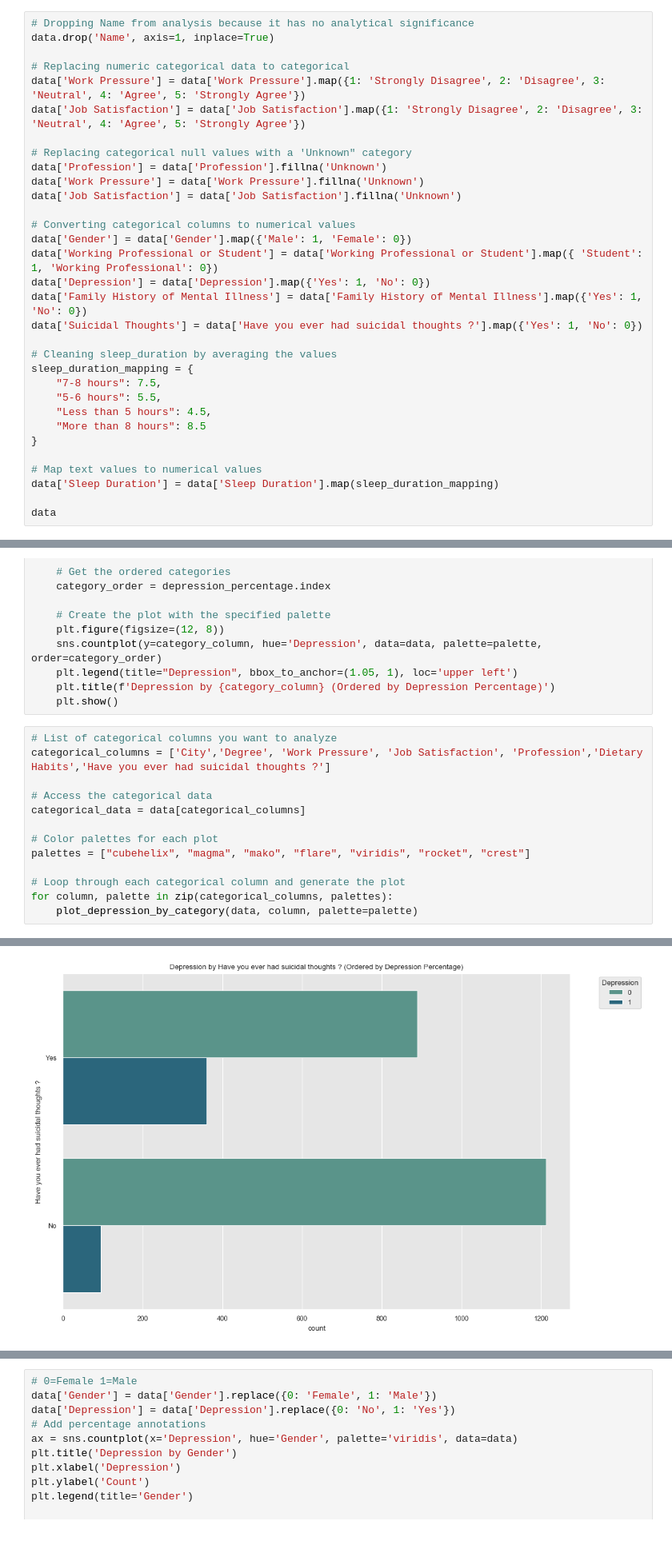
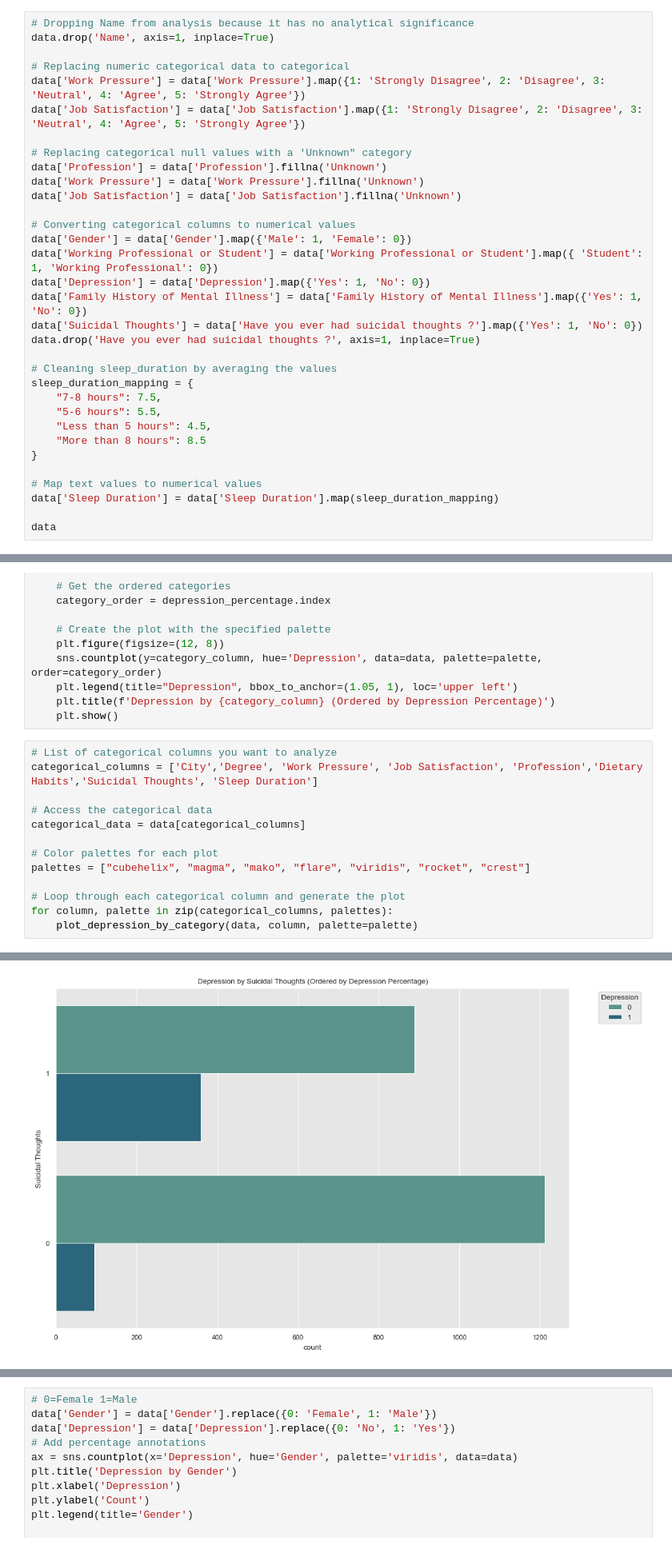
Before and after one commit to KokiriKaleb/depression-analysis, a Jupyter notebook: DepressionAnalysis.ipynb, the cells around one changed output, grey strips where cells are left out. Shown at 80% size. Cells and saved outputs as stored; diff of their text form.

```diff
--- a/DepressionAnalysis.ipynb
+++ b/DepressionAnalysis.ipynb
@@ -104,6 +104,7 @@ data['Working Professional or Student'] = data['Working Professional or Student'
 data['Depression'] = data['Depression'].map({'Yes': 1, 'No': 0})
 data['Family History of Mental Illness'] = data['Family History of Mental Illness'].map({'Yes': 1, 'No': 0})
 data['Suicidal Thoughts'] = data['Have you ever had suicidal thoughts ?'].map({'Yes': 1, 'No': 0})
+data.drop('Have you ever had suicidal thoughts ?', axis=1, inplace=True)
 
 # Cleaning sleep_duration by averaging the values
 sleep_duration_mapping = {
@@ -364,24 +360,24 @@ def plot_depression_by_category(data, category_column, palette="viridis"):
     plt.show()
 # %%
 # List of categorical columns you want to analyze
-categorical_columns = ['City','Degree', 'Work Pressure', 'Job Satisfaction', 'Profession','Dietary Habits','Have you ever had suicidal thoughts ?']
+categorical_columns = ['City','Degree', 'Work Pressure', 'Job Satisfaction', 'Profession','Dietary Habits','Suicidal Thoughts', 'Sleep Duration']
 
 # Access the categorical data
 categorical_data = data[categorical_columns]
 
 # Color palettes for each plot
 palettes = ["cubehelix", "magma", "mako", "flare", "viridis", "rocket", "crest"]
 
 # Loop through each categorical column and generate the plot
 for column, palette in zip(categorical_columns, palettes):
     plot_depression_by_category(data, column, palette=palette)
 # %% [output]
 [figure]
 [figure]
 [figure]
 [figure]
 [figure]
 [figure]
-[figure, old version]
+[figure, new version]
 # %% [markdown]
 ##### Key Takeaways from categorical exploration
```
Also changed, not shown: parts of 45 cells of this notebook, 1 other file.
